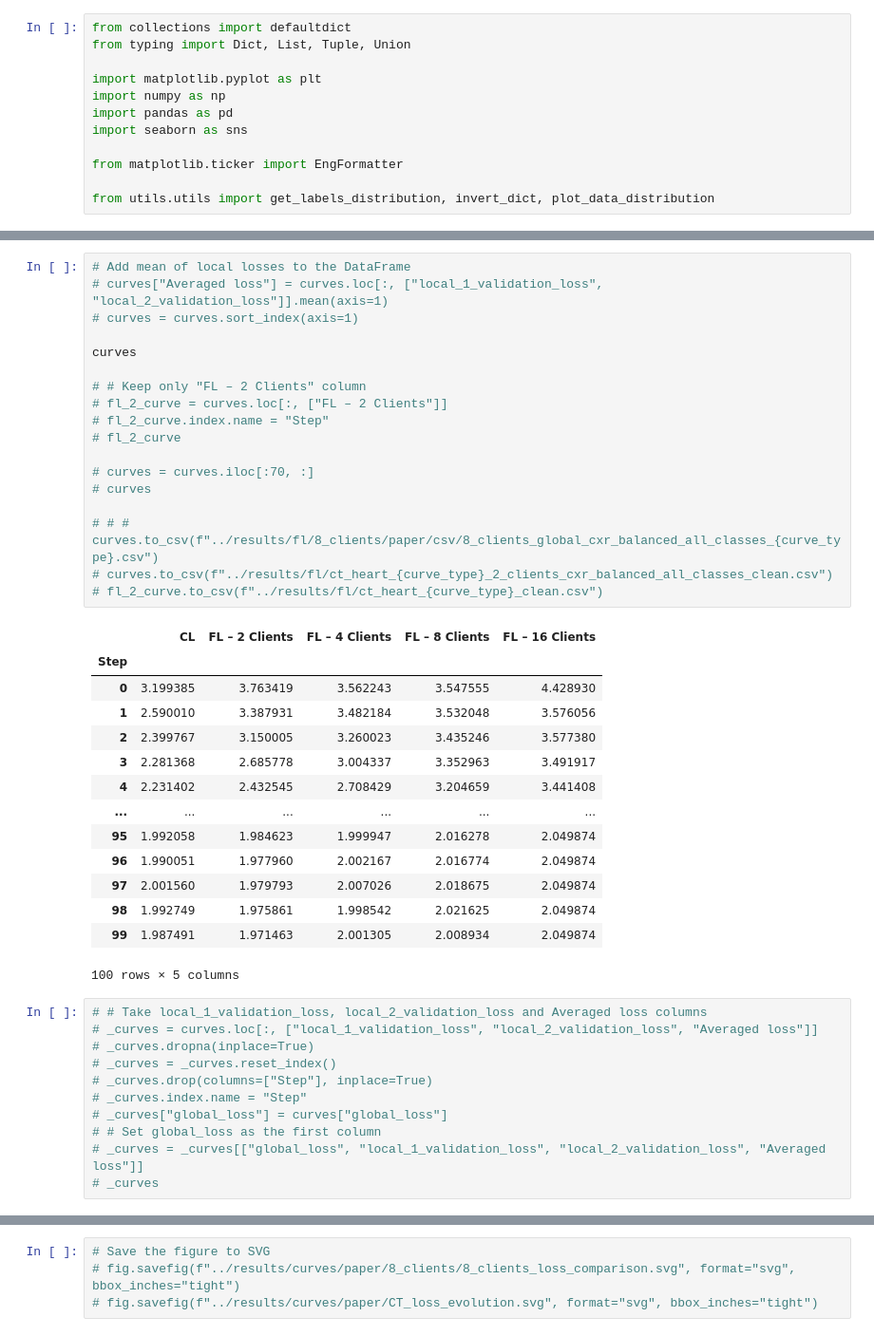
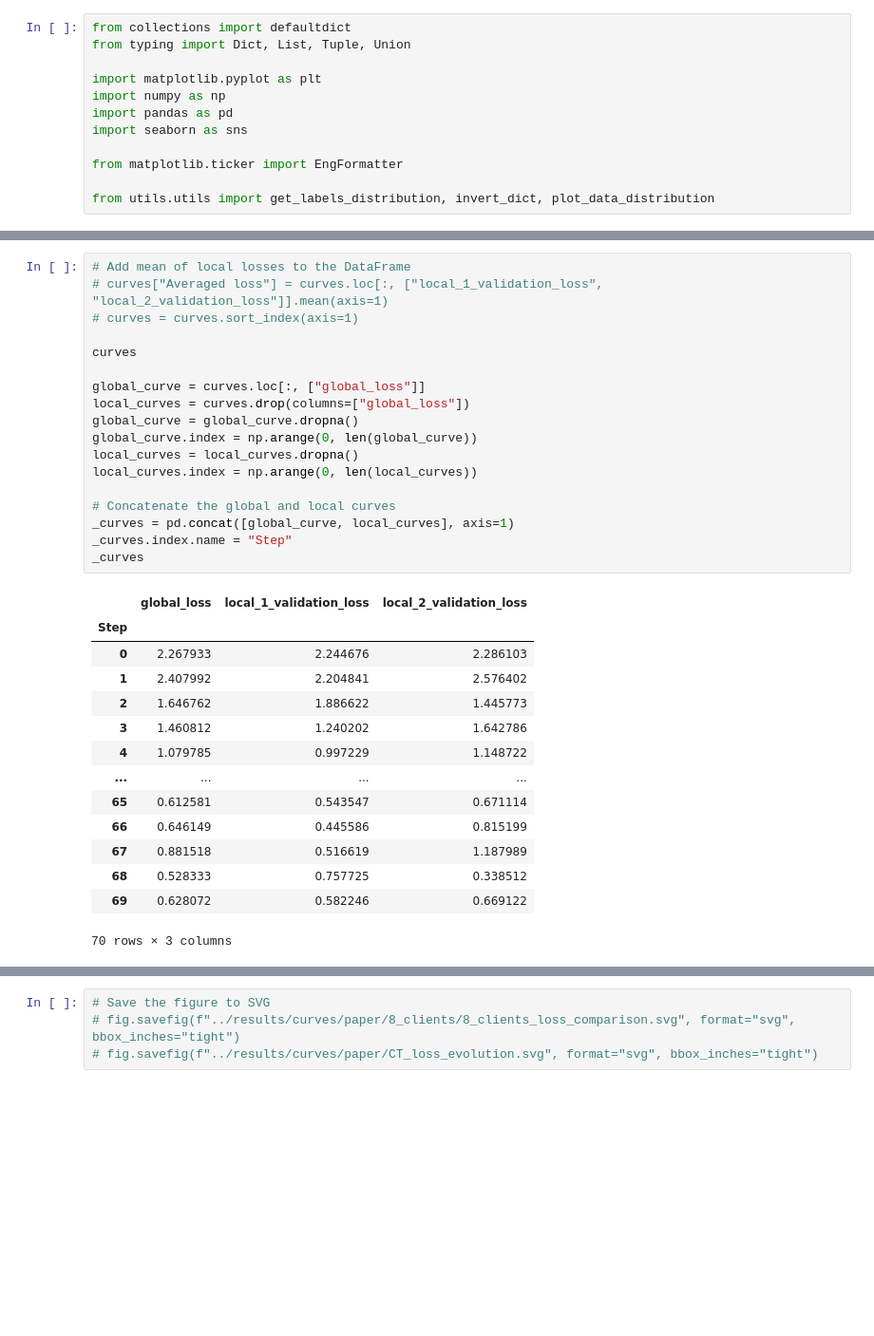
Before and after one commit to irina-rak/DataPipelineHub, a Jupyter notebook: src/plot_generator.ipynb, the cells around one changed output, grey strips where cells are left out. Shown at 95% size. Saved outputs shown, nothing was run; the diff lists cells and outputs as text; blank space fills up the shorter version.

```diff
--- a/src/plot_generator.ipynb
+++ b/src/plot_generator.ipynb
@@ -433,45 +374,34 @@ curves.set_index("Step", inplace=True)
-# %%
-# Add mean of local losses to the DataFrame
-# curves["Averaged loss"] = curves.loc[:, ["local_1_validation_loss", "local_2_validation_loss"]].mean(axis=1)
-# curves = curves.sort_index(axis=1)
-
-curves
-
-# # Keep only "FL – 2 Clients" column
-# fl_2_curve = curves.loc[:, ["FL – 2 Clients"]]
-# fl_2_curve.index.name = "Step"
-# fl_2_curve
-
-# curves = curves.iloc[:70, :]
-# curves
-
-# # # curves.to_csv(f"../results/fl/8_clients/paper/csv/8_clients_global_cxr_balanced_all_classes_{curve_type}.csv")
-# curves.to_csv(f"../results/fl/ct_heart_{curve_type}_2_clients_cxr_balanced_all_classes_clean.csv")
-# fl_2_curve.to_csv(f"../results/fl/ct_heart_{curve_type}_clean.csv")
-# %% [output]
-|  | CL | FL – 2 Clients | FL – 4 Clients | FL – 8 Clients | FL – 16 Clients |
-| Step |  |  |  |  |  |
-| 0 | 3.199385 | 3.763419 | 3.562243 | 3.547555 | 4.428930 |
-| 1 | 2.590010 | 3.387931 | 3.482184 | 3.532048 | 3.576056 |
-| 2 | 2.399767 | 3.150005 | 3.260023 | 3.435246 | 3.577380 |
-| 3 | 2.281368 | 2.685778 | 3.004337 | 3.352963 | 3.491917 |
-| 4 | 2.231402 | 2.432545 | 2.708429 | 3.204659 | 3.441408 |
-| ... | ... | ... | ... | ... | ... |
-| 95 | 1.992058 | 1.984623 | 1.999947 | 2.016278 | 2.049874 |
-| 96 | 1.990051 | 1.977960 | 2.002167 | 2.016774 | 2.049874 |
-| 97 | 2.001560 | 1.979793 | 2.007026 | 2.018675 | 2.049874 |
-| 98 | 1.992749 | 1.975861 | 1.998542 | 2.021625 | 2.049874 |
-| 99 | 1.987491 | 1.971463 | 2.001305 | 2.008934 | 2.049874 |
-100 rows × 5 columns
-# %%
-# # Take local_1_validation_loss, local_2_validation_loss and Averaged loss columns
-# _curves = curves.loc[:, ["local_1_validation_loss", "local_2_validation_loss", "Averaged loss"]]
-# _curves.dropna(inplace=True)
-# _curves = _curves.reset_index()
-# _curves.drop(columns=["Step"], inplace=True)
-# _curves.index.name = "Step"
-# _curves["global_loss"] = curves["global_loss"]
-# # Set global_loss as the first column
-# _curves = _curves[["global_loss", "local_1_validation_loss", "local_2_validation_loss", "Averaged loss"]]
-# _curves
+# %%
+# Add mean of local losses to the DataFrame
+# curves["Averaged loss"] = curves.loc[:, ["local_1_validation_loss", "local_2_validation_loss"]].mean(axis=1)
+# curves = curves.sort_index(axis=1)
+
+curves
+
+global_curve = curves.loc[:, ["global_loss"]]
+local_curves = curves.drop(columns=["global_loss"])
+global_curve = global_curve.dropna()
+global_curve.index = np.arange(0, len(global_curve))
+local_curves = local_curves.dropna()
+local_curves.index = np.arange(0, len(local_curves))
+
+# Concatenate the global and local curves
+_curves = pd.concat([global_curve, local_curves], axis=1)
+_curves.index.name = "Step"
+_curves
+# %% [output]
+|  | global_loss | local_1_validation_loss | local_2_validation_loss |
+| Step |  |  |  |
+| 0 | 2.267933 | 2.244676 | 2.286103 |
+| 1 | 2.407992 | 2.204841 | 2.576402 |
+| 2 | 1.646762 | 1.886622 | 1.445773 |
+| 3 | 1.460812 | 1.240202 | 1.642786 |
+| 4 | 1.079785 | 0.997229 | 1.148722 |
+| ... | ... | ... | ... |
+| 65 | 0.612581 | 0.543547 | 0.671114 |
+| 66 | 0.646149 | 0.445586 | 0.815199 |
+| 67 | 0.881518 | 0.516619 | 1.187989 |
+| 68 | 0.528333 | 0.757725 | 0.338512 |
+| 69 | 0.628072 | 0.582246 | 0.669122 |
+70 rows × 3 columns
 # %%
```
Also changed, not shown: parts of 16 cells of this notebook, 1 other file.
